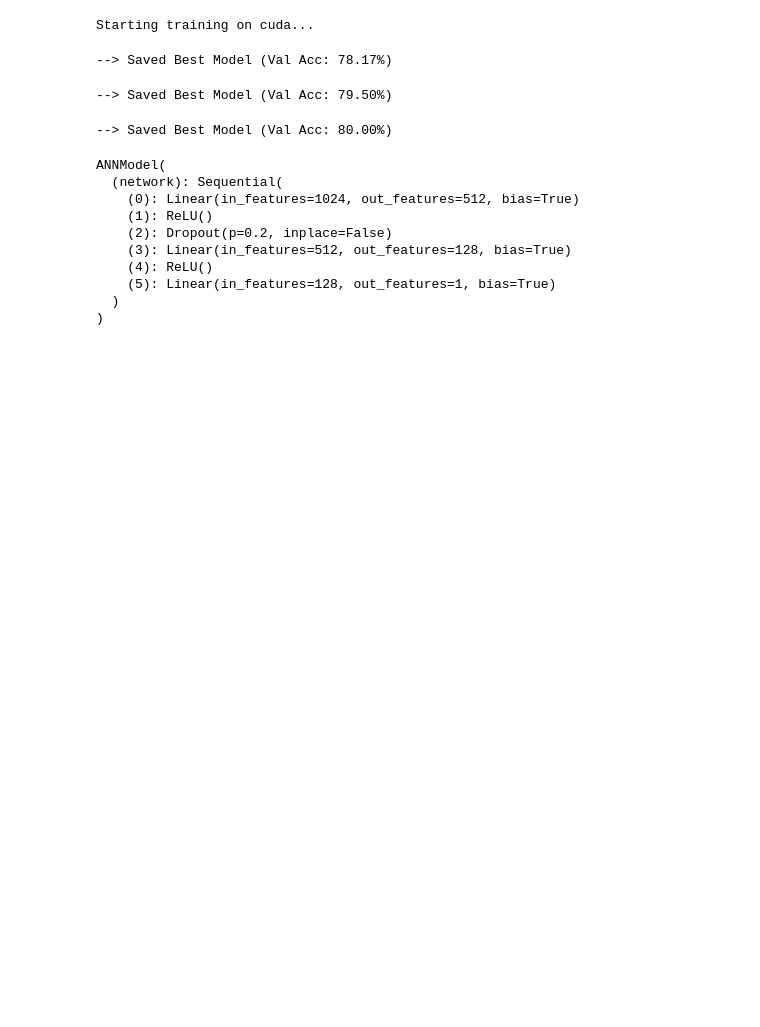
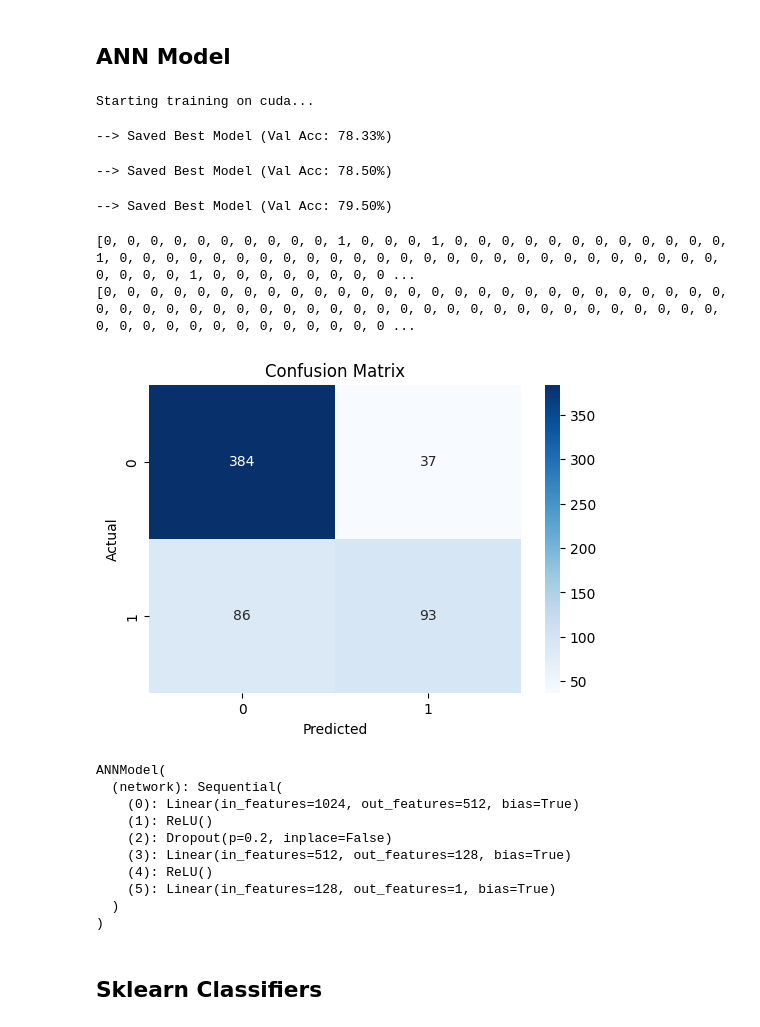
Before and after one commit to theantagonist9509/ccmmd-2026-meme-detection, a Jupyter notebook: src/clipclip.ipynb, the cells around one changed output. Drawn from its saved outputs; the diff is of its cells as text; code cells hidden in the pictures; blank space fills up the shorter version.

```diff
--- a/src/clipclip.ipynb
+++ b/src/clipclip.ipynb
@@ -41,6 +49,25 @@ from torch.utils.data import DataLoader
 
 train_loader = DataLoader(train_data, batch_size=64, shuffle=True)
 val_loader = DataLoader(val_data, batch_size=64, shuffle=False)
+# %%
+import matplotlib.pyplot as plt
+import seaborn as sns
+from sklearn.metrics import confusion_matrix
+
+def plot_confusionMatrix(y_true, y_pred):
+    labels = sorted(list(set(y_true)))
+    cm = confusion_matrix(y_true, y_pred, labels=labels)
+
+    plt.figure(figsize=(6, 4))
+    sns.heatmap(cm, annot=True, fmt='d', cmap='Blues',
+                xticklabels=labels, yticklabels=labels)
+
+    plt.xlabel('Predicted')
+    plt.ylabel('Actual')
+    plt.title('Confusion Matrix')
+    plt.show()
+# %% [markdown]
+## ANN Model
 # %%
 class ANNModel(nn.Module):
     def __init__(self, input_dim=1024):
@@ -149,22 +168,51 @@ def train_miso_model(ann_model, clip_model, clip_tokenizer, train_loader, val_lo
 
         print("")
 
+    checkpoint = torch.load(save_path + 'best_miso_model.pt', map_location=device)
+    ann_model.load_state_dict(checkpoint)
+
+    y_preds = []
+    y_true = []
+
+    with torch.no_grad():
+        for batch in val_loader:
+
+            images = batch['img'].to(device)
+            text_tokens = clip_tokenizer(batch['transcription']).to(device)
+            labels = batch['indian_label'].to(device).float()
+            with torch.amp.autocast('cuda'):
+                features = ClipConcated(images, text_tokens)
+
+            logits = ann_model(features.float()).squeeze()
+            loss = criterion(logits, labels)
+
+            preds = (torch.sigmoid(logits) > 0.5).float()
+
+            y_preds = y_preds + preds.cpu().detach().int().numpy().tolist()
+            y_true = y_true + labels.cpu().detach().int().numpy().tolist()
+
+    plot_confusionMatrix(y_true,y_preds)
     return ann_model
 # %%
 ann_model = ANNModel()
-train_miso_model(ann_model,clip_model,clip_tokenizer,train_loader,val_loader,save_path=os.getenv("WEIGHTS_PATH") + "/ClipConcatAnn/",epochs = 50,lr = 1e-4 * 5)
+train_miso_model(ann_model,clip_model,clip_tokenizer,train_loader,val_loader,save_path=os.getenv("WEIGHTS_PATH") + "/ClipConcatAnn/",epochs = 20,lr = 1e-4 * 5)
 # %% [output]
 Starting training on cuda...
---> Saved Best Model (Val Acc: 78.17%)
+--> Saved Best Model (Val Acc: 78.33%)
---> Saved Best Model (Val Acc: 79.50%)
+--> Saved Best Model (Val Acc: 78.50%)
---> Saved Best Model (Val Acc: 80.00%)
+--> Saved Best Model (Val Acc: 79.50%)
-ANNModel(
-  (network): Sequential(
-    (0): Linear(in_features=1024, out_features=512, bias=True)
-    (1): ReLU()
-    (2): Dropout(p=0.2, inplace=False)
-    (3): Linear(in_features=512, out_features=128, bias=True)
-    (4): ReLU()
-    (5): Linear(in_features=128, out_features=1, bias=True)
-  )
-)
+[0, 0, 0, 0, 0, 0, 0, 0, 0, 0, 1, 0, 0, 0, 1, 0, 0, 0, 0, 0, 0, 0, 0, 0, 0, 0, 0, 1, 0, 0, 0, 0, 0, 0, 0, 0, 0, 0, 0, 0, 0, 0, 0, 0, 0, 0, 0, 0, 0, 0, 0, 0, 0, 0, 0, 0, 0, 0, 1, 0, 0, 0, 0, 0, 0, 0, 0 ...
+[0, 0, 0, 0, 0, 0, 0, 0, 0, 0, 0, 0, 0, 0, 0, 0, 0, 0, 0, 0, 0, 0, 0, 0, 0, 0, 0, 0, 0, 0, 0, 0, 0, 0, 0, 0, 0, 0, 0, 0, 0, 0, 0, 0, 0, 0, 0, 0, 0, 0, 0, 0, 0, 0, 0, 0, 0, 0, 0, 0, 0, 0, 0, 0, 0, 0, 0 ...
+[figure, added]
+ANNModel(
+  (network): Sequential(
+    (0): Linear(in_features=1024, out_features=512, bias=True)
+    (1): ReLU()
+    (2): Dropout(p=0.2, inplace=False)
+    (3): Linear(in_features=512, out_features=128, bias=True)
+    (4): ReLU()
+    (5): Linear(in_features=128, out_features=1, bias=True)
+  )
+)
+# %% [markdown]
+## Sklearn Classifiers
```
Also changed, not shown: parts of 5 cells of this notebook, 2 other files.
